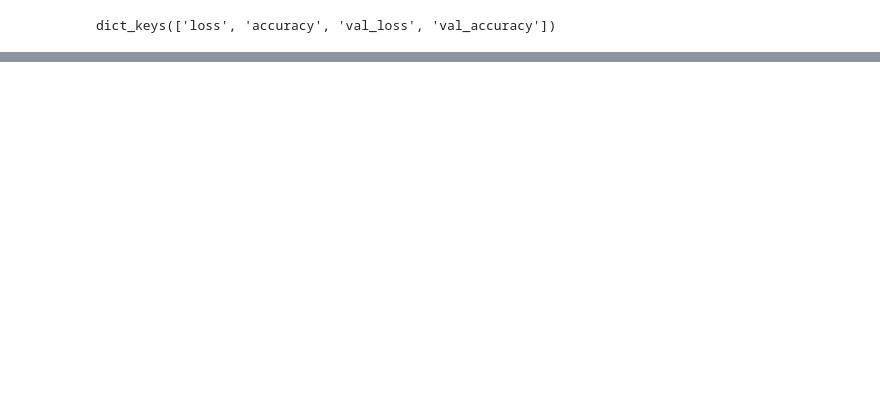
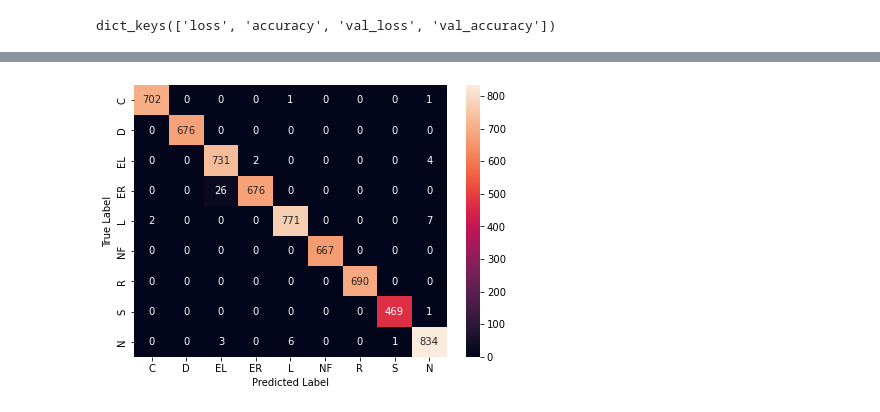
Before and after one commit to sngatzemeier/Wafer-Defect-Classification, a Jupyter notebook: Scott/scott-wd-class-DCNN.ipynb, the cells around one changed output, grey strips where cells are left out. Cells and saved outputs as stored; diff of their text form; code cells hidden in the pictures; blank space fills up the shorter version.

```diff
--- a/Scott/scott-wd-class-DCNN.ipynb
+++ b/Scott/scott-wd-class-DCNN.ipynb
@@ -489,0 +586,3 @@ plt.show()
+# %%
+plot_confusion_matrix(test_lables_int, y_pred, normalize=False)
+# %% [output]
@@ -489,0 +590 @@ plt.show()
+[figure, added]
```
Also changed, not shown: parts of 19 cells of this notebook.
